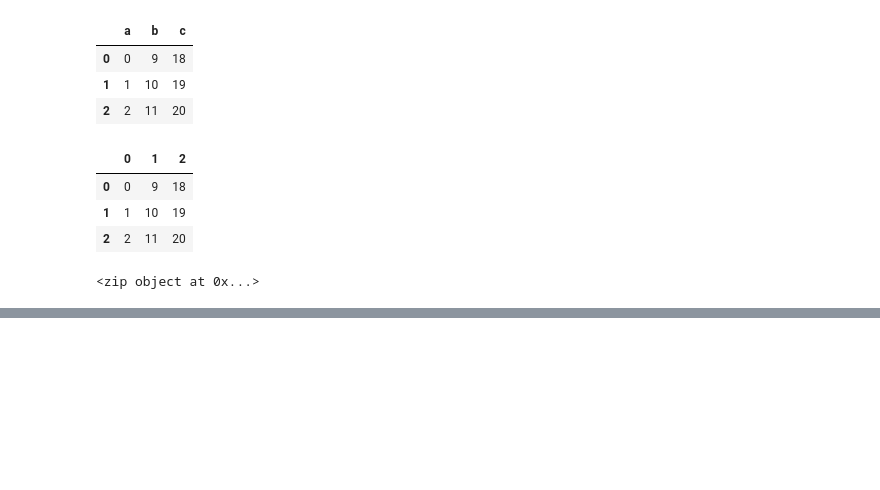
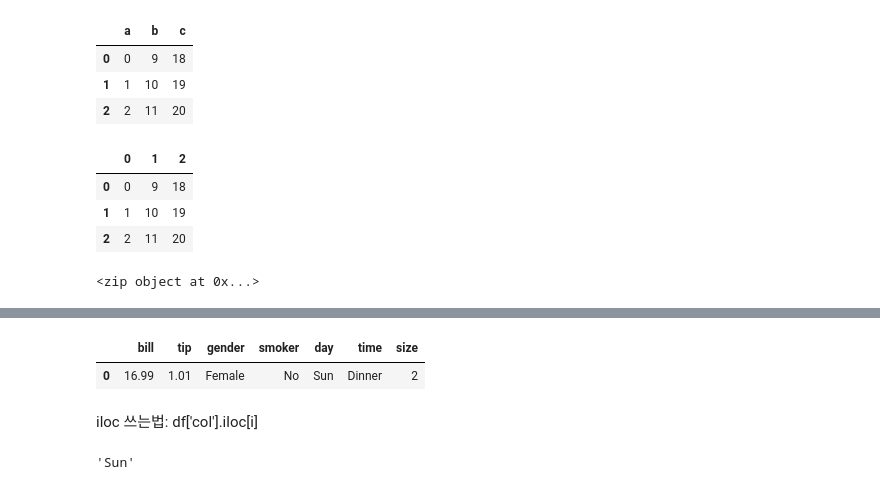
Before and after one commit to seokho-lee/TIL, a Jupyter notebook: pandas/1.ipynb, the cells around one changed output, grey strips where cells are left out. Saved outputs shown, nothing was run; the diff lists cells and outputs as text; code cells hidden in the pictures; blank space fills up the shorter version.

```diff
--- a/pandas/1.ipynb
+++ b/pandas/1.ipynb
@@ -163,0 +225,12 @@ zip(a,b,c)
+# %%
+df_tips_rename = df_tips.rename(columns={'total_bill':'bill','sex':'gender'})
+df_tips_rename.head(1)
+# %% [output]
+|  | bill | tip | gender | smoker | day | time | size |
+| 0 | 16.99 | 1.01 | Female | No | Sun | Dinner | 2 |
+# %% [markdown]
+iloc 쓰는법: df['col'].iloc[i]
+# %%
+df_tips['day'].iloc[5]
+# %% [output]
+'Sun'
```
Also changed, not shown: parts of 10 cells of this notebook, 1 other file.
